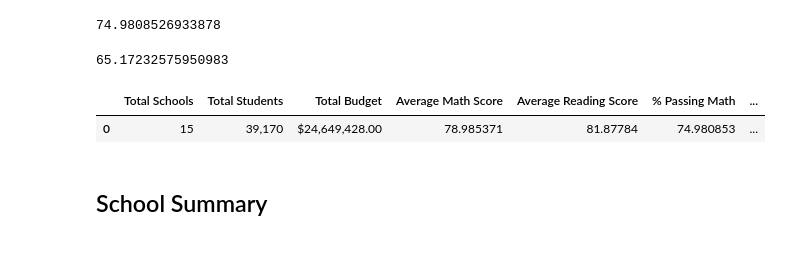
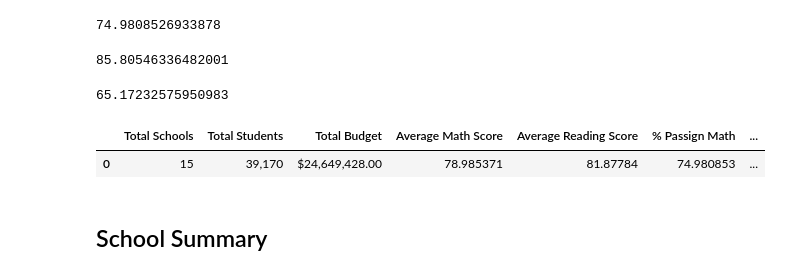
Before and after one commit to henrynguyen65/pandas-challenge, a Jupyter notebook: PyCitySchools/PyCitySchools_starter.ipynb, the cells around one changed output. Drawn from its saved outputs; the diff is of its cells as text; code cells hidden in the pictures.

```diff
--- a/PyCitySchools/PyCitySchools_starter.ipynb
+++ b/PyCitySchools/PyCitySchools_starter.ipynb
@@ -43,19 +43,19 @@ student_count
 39170
 # %%
 # Calculate the total budget
-total_budget =
+total_budget = school_data_complete.groupby("school_name")["budget"].first().sum()
 total_budget
 # %% [output]
 24649428
 # %%
 # Calculate the average (mean) math score
-average_math_score =
+average_math_score = school_data_complete["math_score"].mean()
 average_math_score
 # %% [output]
 78.98537145774827
 # %%
 # Calculate the average (mean) reading score
-average_reading_score =
+average_reading_score = school_data_complete["reading_score"].mean()
 average_reading_score
 # %% [output]
 81.87784018381414
@@ -68,8 +68,13 @@ passing_math_percentage
 74.9808526933878
 # %%
 # Calculate the percentage of students who passed reading (hint: look at how the math percentage was calculated)
-passing_reading_count =
-passing_reading_percentage =
+passing_reading_count = school_data_complete[
+    (school_data_complete["reading_score"]>=70)
+].count()["student_name"]
+passing_reading_percentage = passing_reading_count/ float(student_count)*100
+passing_reading_percentage
+# %% [output]
+85.80546336482001
 # %%
 # Use the following to calculate the percentage of students that passed math and reading
 passing_math_reading_count = school_data_complete[
@@ -81,16 +86,25 @@ overall_passing_rate
 65.17232575950983
 # %%
 # Create a high-level snapshot of the district's key metrics in a DataFrame
-district_summary =
+district_summary = pd.DataFrame({
+    "Total Schools": [school_count],
+    "Total Students": [student_count],
+    "Total Budget": [total_budget],
+    "Average Math Score": [average_math_score],
+    "Average Reading Score": [average_reading_score],
+    "% Passign Math": [passing_math_percentage],
+    "% Passing Reading": [passing_reading_percentage],
+    "% Overall Passing": [overall_passing_rate]
+})
 
 # Formatting
 district_summary["Total Students"] = district_summary["Total Students"].map("{:,}".format)
 district_summary["Total Budget"] = district_summary["Total Budget"].map("${:,.2f}".format)
 
 # Display the DataFrame
 district_summary
 # %% [output]
-|  | Total Schools | Total Students | Total Budget | Average Math Score | Average Reading Score | % Passing Math | ... |
+|  | Total Schools | Total Students | Total Budget | Average Math Score | Average Reading Score | % Passign Math | ... |
 | 0 | 15 | 39,170 | $24,649,428.00 | 78.985371 | 81.87784 | 74.980853 | ... |
 # %% [markdown]
 ## School Summary
```
Also changed, not shown: parts of 17 cells of this notebook.
